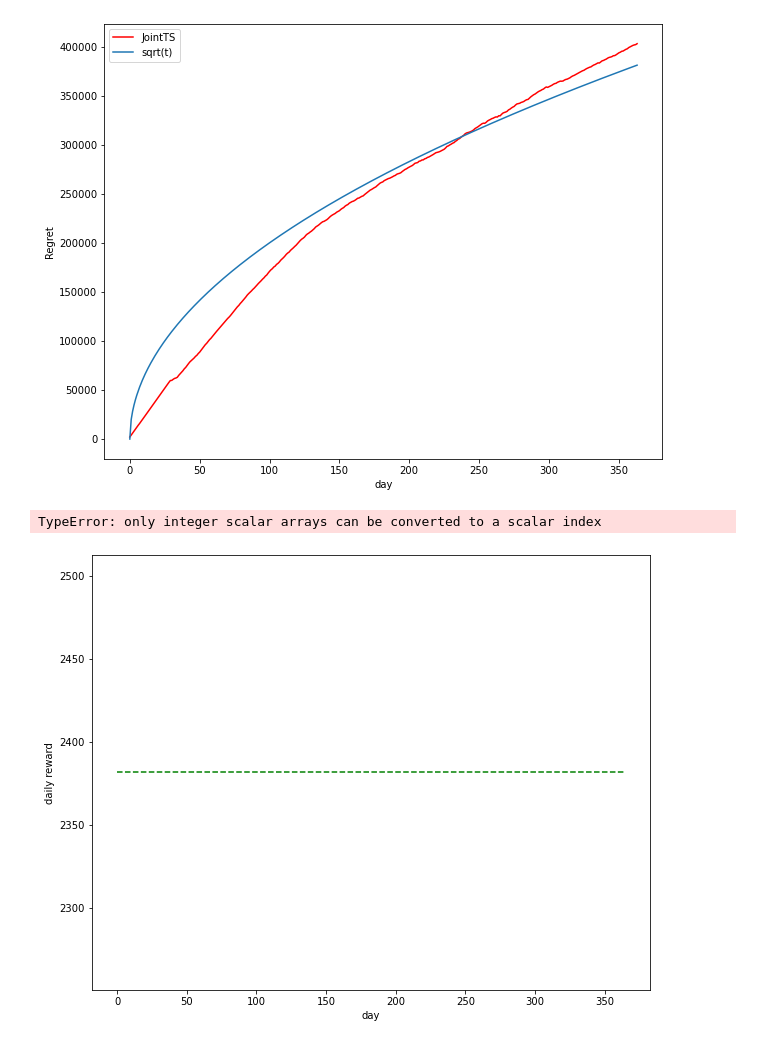
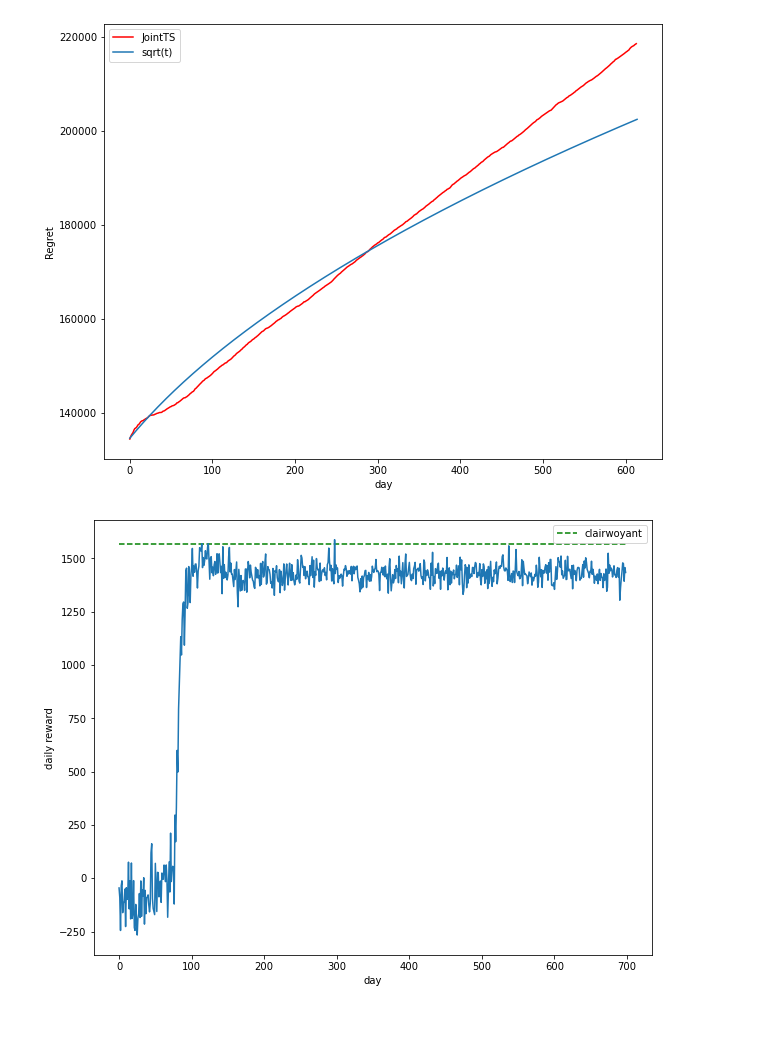
Before and after one commit to fcolombo7/DataIntelligenceApplications, a Jupyter notebook: step6_100arms_draft.ipynb, the cells around one changed output. Drawn from its saved outputs; the diff is of its cells as text; code cells hidden in the pictures.

```diff
--- a/step6_100arms_draft.ipynb
+++ b/step6_100arms_draft.ipynb
@@ -8,7 +9,7 @@ from environments.Joint100Env import JointEnvironment
 from learners.joint.JointTS import JointTS
 from learners.pricing.ucb import UCB
 # %%
-data_gen = BasicDataGenerator(filename='src/basic001.json')
+data_gen = BasicDataGenerator(filename='src/basic003.json')
 prices = data_gen.get_prices()
 bids = data_gen.get_bids()
 margins = data_gen.get_margins()
@@ -30,7 +31,7 @@ arms = np.array(np.meshgrid(margins, bids)).T.reshape(len(margins)*len(bids), 2)
 n_arms = len(arms)
 env_params = {
         'mode': 'aggregate',
-        'src': 'src/basic001.json',
+        'src': 'src/basic003.json',
 }
 # %% [output]
 --------------- DATA ---------------
@@ -47,8 +48,8 @@ aggr_tau=array([2.85 , 2.485, 2.12 , 1.755, 1.39 , 1.025, 0.84 , 0.69 , 0.65 ,
        0.65 ])
 # %%
 print('\n', 15 * '-', 'SIMULATION PARAMS', '-' * 15)
-T = 365
-n_experiments = 10
+T = 700
+n_experiments = 20
 print(f'Time horizon: {T} days')
 print(f'Num. experiments: {n_experiments}')
 # %% [output]
@@ -101,6 +103,9 @@ for e in range(n_experiments):
     test_instances = []
     learner = JointTS(arm_values = arms)
     env = JointEnvironment(**env_params)
+    opt = env.get_opt()
+    opt_arm = env.get_opt_arm()
+    print(f'Optimal value: {opt}, at optimal arm: {opt_arm}')
     for t in range(T):
         learner.next_day()
         month_purchases = env.get_next_purchases_at_day(t, keep=False)
@@ -109,6 +114,8 @@ for e in range(n_experiments):
             for arm, n_purchases in zip(pulled_arms, month_purchases):
                 learner.update_single_future_purchase(arm, n_purchases)
         pulled_arm = learner.pull_arm()
+        if np.random.rand() > 0.7:
+            print(pulled_arm)
         daily_reward = env.day_round(pulled_arm)
         for outcome, cost in daily_reward:
             learner.update(pulled_arm, outcome, cost)
@@ -144,24 +162,22 @@ len(rewards_per_experiment[0])
 plt.figure(figsize=(10,8))
 plt.ylabel("Regret")
 plt.xlabel("day")
-opt = (margins_rep[opt_arm] * conv_rates_rep[opt_arm] * (1 + tau_rep[opt_arm]) - costs_per_click_tile[opt_arm]) * np.rint(n_clicks_tile[opt_arm]).astype(int)
-plt.plot(np.cumsum(np.mean(opt - rewards_per_experiment, axis=0)), 'r')
-plt.plot(20000*np.sqrt(np.linspace(0,364,364)))
+#opt = (margins_rep[opt_arm] * conv_rates_rep[opt_arm] * (1 + tau_rep[opt_arm]) - costs_per_click_tile[opt_arm]) * np.rint(n_clicks_tile[opt_arm]).astype(int)
+plt.plot(np.cumsum(np.mean(opt - rewards_per_experiment, axis=0))[85:], 'r')
+plt.plot(3935*(np.sqrt(np.linspace(85,700,700-85))+25))
 #for val in rewards_per_experiment.values():
 #    plt.plot(np.cumsum(np.mean(opt - val, axis=0)))
 plt.legend(['JointTS', 'sqrt(t)'])
 plt.show()
 # %% [output]
-[figure, old version]
+[figure, new version]
 # %%
 plt.figure(figsize=(10,8))
 plt.xlabel("day")
 plt.ylabel("daily reward")
-plt.plot([opt]*365, '--g', label='clairwoyant')
-for key in rewards_per_experiment:
-    plt.plot(np.mean(rewards_per_experiment[key], axis=0), label=key)
+plt.plot([opt]*700, '--g', label='clairwoyant')
+plt.plot(np.mean(rewards_per_experiment, axis=0))
 plt.legend(loc='best')
 plt.show()
 # %% [output]
-TypeError: only integer scalar arrays can be converted to a scalar index
-[figure, old version]
+[figure, new version]
```
Also changed, not shown: parts of 8 cells of this notebook, 3 other files.
